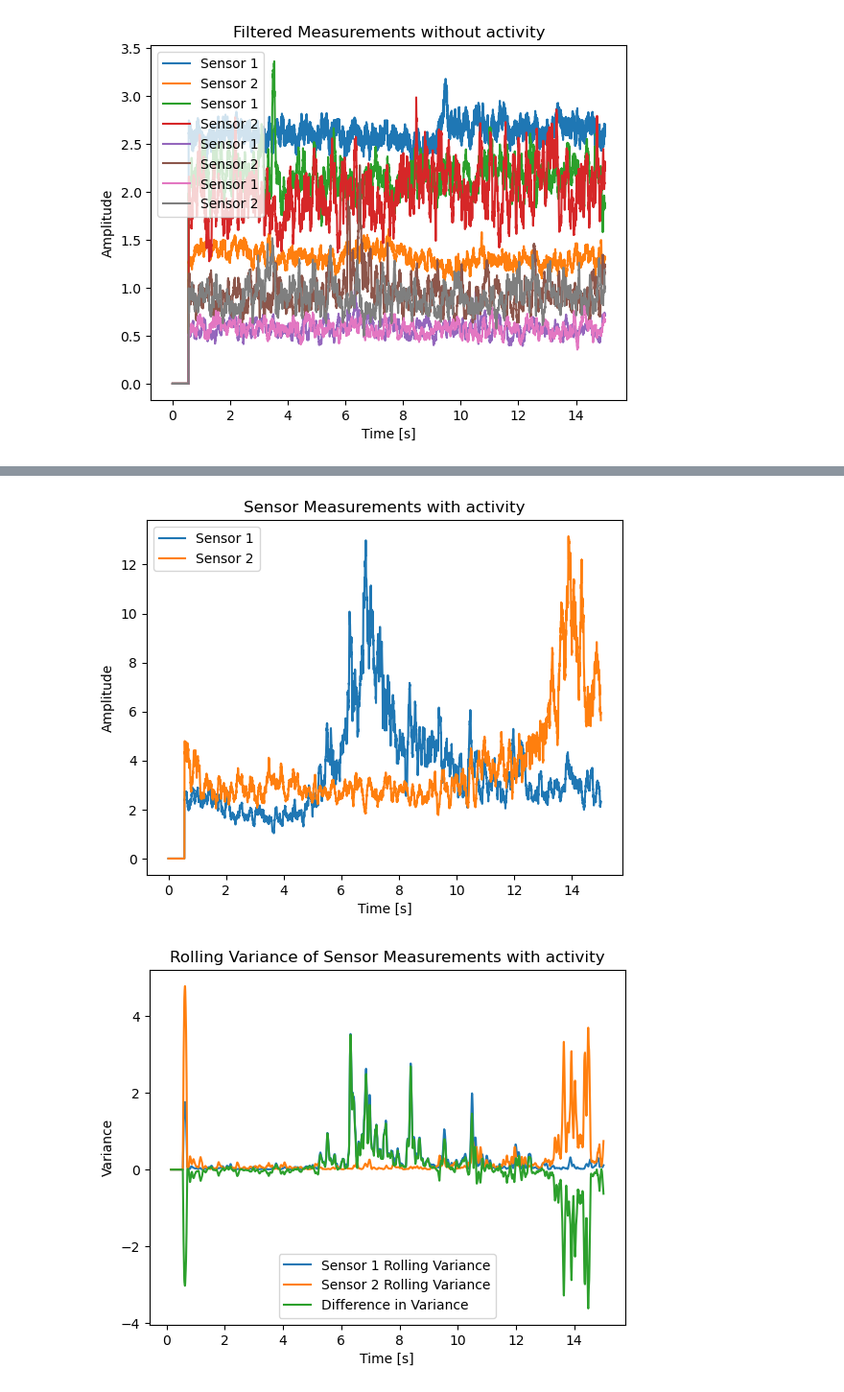
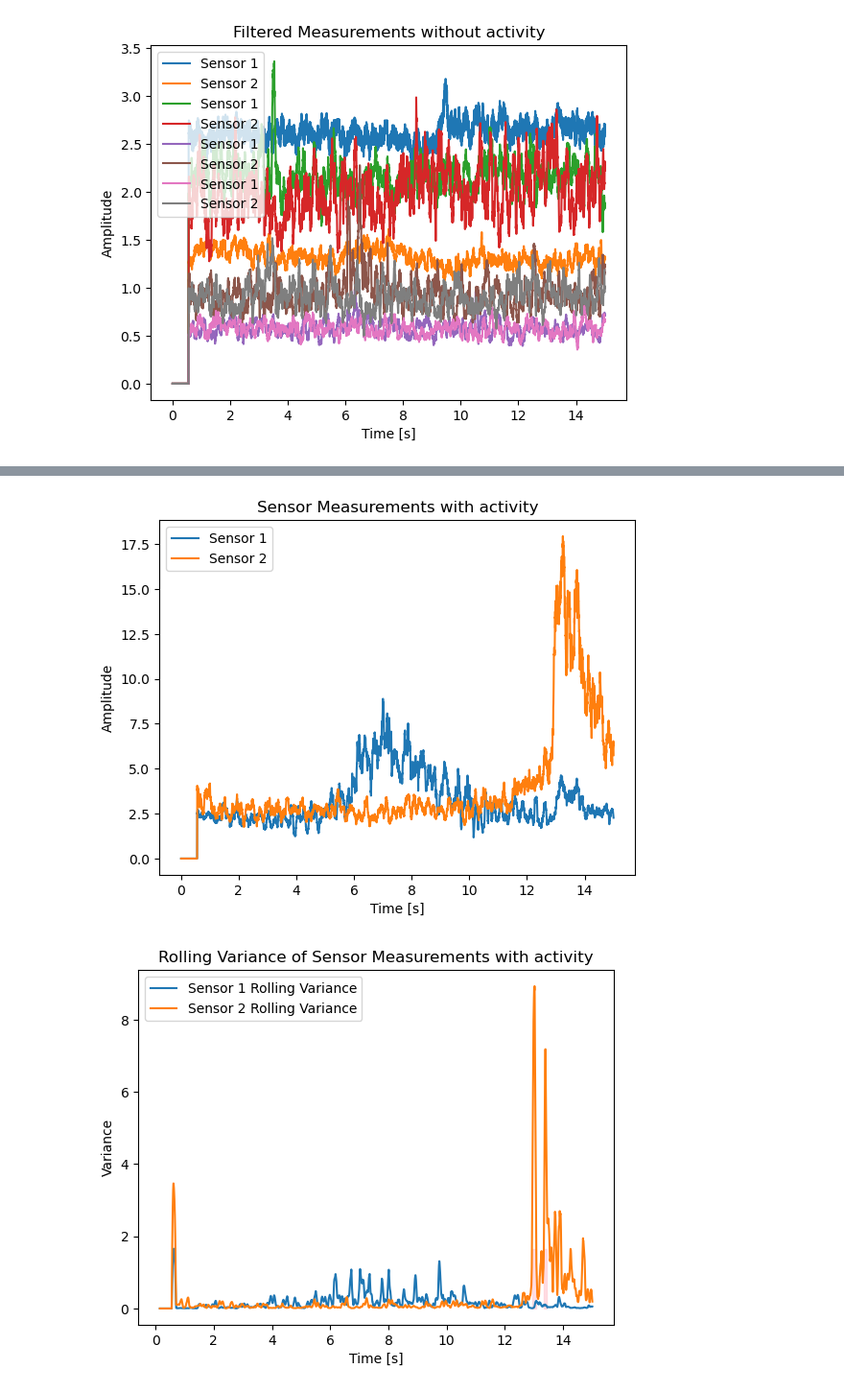
Before and after one commit to carl0801/ElbowExo, a Jupyter notebook: Shimmer3/FilterAndDisplay.ipynb, the cells around one changed output, grey strips where cells are left out. Shown at 96% size. Cells and saved outputs as stored; diff of their text form; code cells hidden in the pictures.

```diff
--- a/Shimmer3/FilterAndDisplay.ipynb
+++ b/Shimmer3/FilterAndDisplay.ipynb
@@ -105,37 +106,42 @@ elbow angle
 # %%
+for filename in os.listdir(folder_path):
+    if filename == "BevægelseHorisontaltFlexEx.npz":
+        data = np.load(os.path.join(folder_path, filename))
 
-for filename in os.listdir(folder_path):
-    if filename == "BevægelseHorisontaltFlexEx1.npz":
-     data = np.load(os.path.join(folder_path, filename))
-
-#plot the sensors from data
+# Plot the sensors from data
 data = data['data']
 timestamp = data[:, 0]
 sensor1 = filter.array_run(data[:, 1], test)
 sensor2 = filter.array_run(data[:, 2], test)
 up = data[:, 3]
 down = data[:, 4]
+diff_threshold = 5
 
 plt.plot(timestamp, sensor1, label='Sensor 1')
 plt.plot(timestamp, sensor2, label='Sensor 2')
 plt.legend()
 plt.title('Sensor Measurements with activity')
 plt.xlabel('Time [s]')
 plt.ylabel('Amplitude')
 plt.show()
+
 # Plot the rolling variance of the sensor measurements for both sensors
 rolling_var_sensor1 = pd.Series(sensor1).rolling(window=window_size).var()
 rolling_var_sensor2 = pd.Series(sensor2).rolling(window=window_size).var()
 diff = rolling_var_sensor1 - rolling_var_sensor2
 
 plt.plot(timestamp, rolling_var_sensor1, label='Sensor 1 Rolling Variance')
 plt.plot(timestamp, rolling_var_sensor2, label='Sensor 2 Rolling Variance')
-#plt.plot(timestamp, diff, label='Difference in Variance')
+
+# Color the background based on the diff condition
+plt.fill_between(timestamp, rolling_var_sensor1.min(), rolling_var_sensor1.max(), where=(diff > diff_threshold), color='lightgreen', alpha=0.5)
+plt.fill_between(timestamp, rolling_var_sensor1.min(), rolling_var_sensor1.max(), where=(diff < -diff_threshold+2), color='pink', alpha=0.5)
+
 plt.legend()
 plt.title('Rolling Variance of Sensor Measurements with activity')
 plt.xlabel('Time [s]')
 plt.ylabel('Variance')
 plt.show()
 # %% [output]
-[figure, old version]
+[figure, new version]
-[figure, old version]
+[figure, new version]
```
Also changed, not shown: parts of 1 cell of this notebook, 5 other files.
